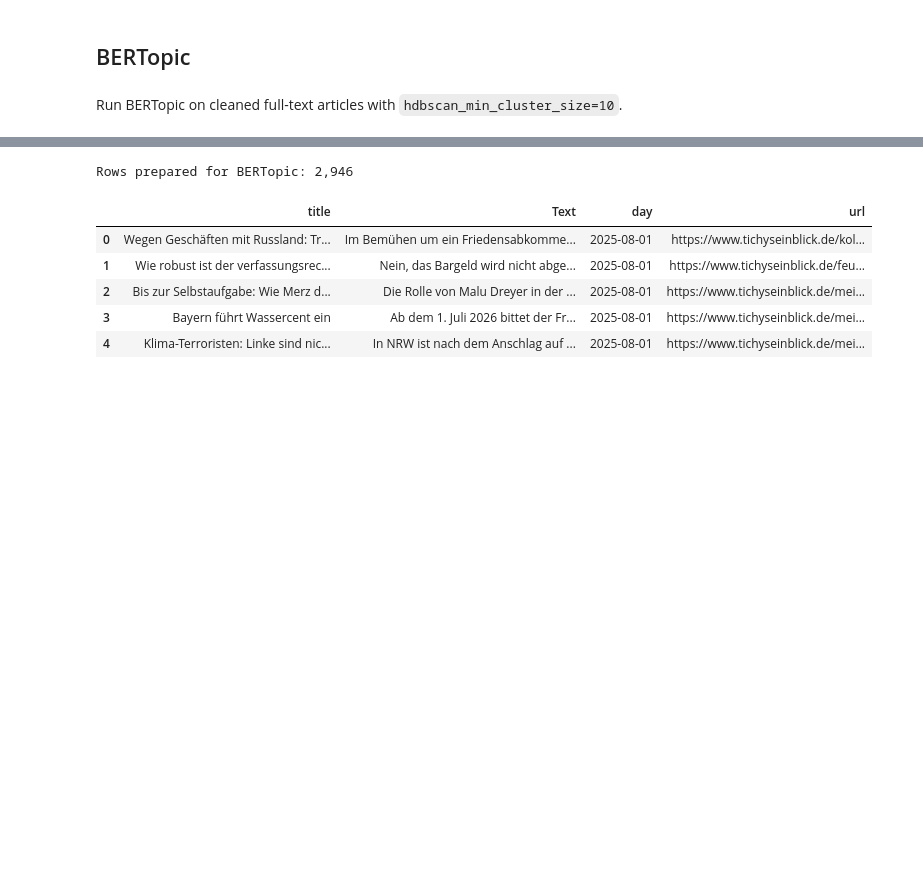
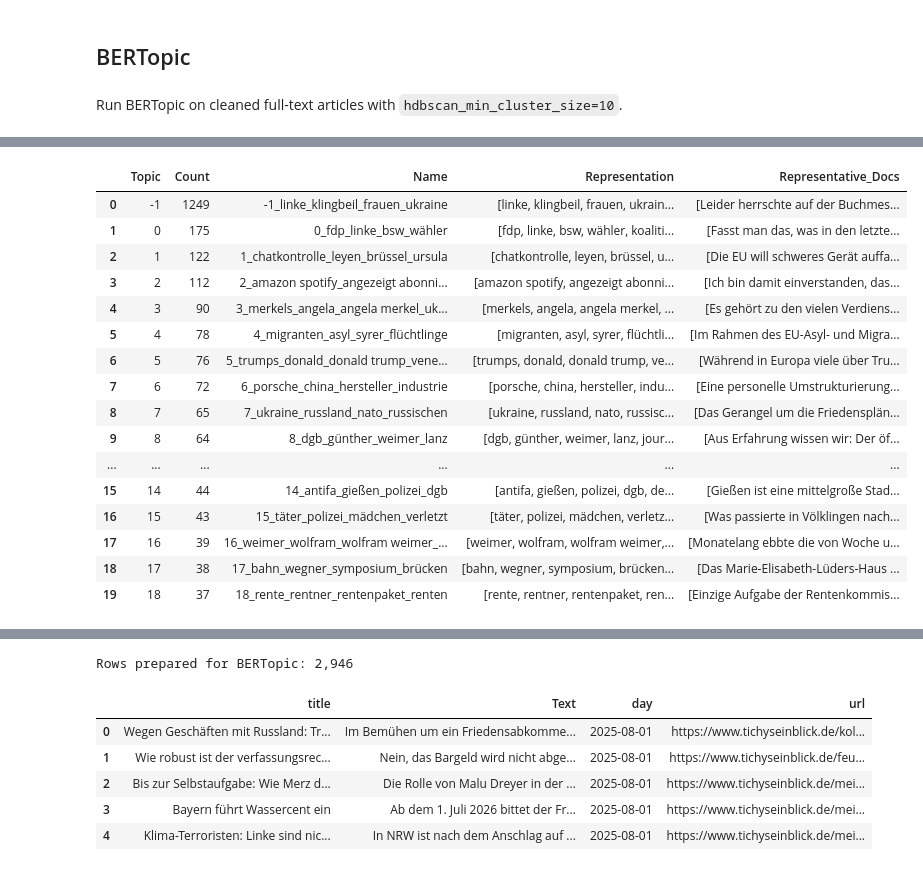
Before and after one commit to mattishaumann/Thesis, a Jupyter notebook: data preprocessing/04_Tichys_Einblick.ipynb, the cells around one changed output, grey strips where cells are left out. Cells and saved outputs as stored; diff of their text form; code cells hidden in the pictures; blank space fills up the shorter version.

```diff
--- a/data preprocessing/04_Tichys_Einblick.ipynb
+++ b/data preprocessing/04_Tichys_Einblick.ipynb
@@ -243,0 +262,12 @@ from BERTopic.bertopic_pipeline import run_bertopic_pipeline
+# %%
+# 1) BERTopic on full article text
+result_full_text = run_bertopic_pipeline(
+    df=df_clean,
+    text_col="Text",
+    config=BERTopicConfig(),
+    id_col="URL",
+    source_name="Tichays_Einblick",
+)
+
+# Keep downstream notebook cells unchanged (they use `result`)
+result_te = result_full_text
@@ -243,0 +291,21 @@ from BERTopic.bertopic_pipeline import run_bertopic_pipeline
+# %%
+topic_info = result_te["topic_info"]
+topic_info.head(20)
+# %% [output]
+|  | Topic | Count | Name | Representation | Representative_Docs |
+| 0 | -1 | 1249 | -1_linke_klingbeil_frauen_ukraine | [linke, klingbeil, frauen, ukrain... | [Leider herrschte auf der Buchmes... |
+| 1 | 0 | 175 | 0_fdp_linke_bsw_wähler | [fdp, linke, bsw, wähler, koaliti... | [Fasst man das, was in den letzte... |
+| 2 | 1 | 122 | 1_chatkontrolle_leyen_brüssel_ursula | [chatkontrolle, leyen, brüssel, u... | [Die EU will schweres Gerät auffa... |
+| 3 | 2 | 112 | 2_amazon spotify_angezeigt abonni... | [amazon spotify, angezeigt abonni... | [Ich bin damit einverstanden, das... |
+| 4 | 3 | 90 | 3_merkels_angela_angela merkel_uk... | [merkels, angela, angela merkel, ... | [Es gehört zu den vielen Verdiens... |
+| 5 | 4 | 78 | 4_migranten_asyl_syrer_flüchtlinge | [migranten, asyl, syrer, flüchtli... | [Im Rahmen des EU-Asyl- und Migra... |
+| 6 | 5 | 76 | 5_trumps_donald_donald trump_vene... | [trumps, donald, donald trump, ve... | [Während in Europa viele über Tru... |
+| 7 | 6 | 72 | 6_porsche_china_hersteller_industrie | [porsche, china, hersteller, indu... | [Eine personelle Umstrukturierung... |
+| 8 | 7 | 65 | 7_ukraine_russland_nato_russischen | [ukraine, russland, nato, russisc... | [Das Gerangel um die Friedensplän... |
+| 9 | 8 | 64 | 8_dgb_günther_weimer_lanz | [dgb, günther, weimer, lanz, jour... | [Aus Erfahrung wissen wir: Der öf... |
+| ... | ... | ... | ... | ... | ... |
+| 15 | 14 | 44 | 14_antifa_gießen_polizei_dgb | [antifa, gießen, polizei, dgb, de... | [Gießen ist eine mittelgroße Stad... |
+| 16 | 15 | 43 | 15_täter_polizei_mädchen_verletzt | [täter, polizei, mädchen, verletz... | [Was passierte in Völklingen nach... |
+| 17 | 16 | 39 | 16_weimer_wolfram_wolfram weimer_... | [weimer, wolfram, wolfram weimer,... | [Monatelang ebbte die von Woche u... |
+| 18 | 17 | 38 | 17_bahn_wegner_symposium_brücken | [bahn, wegner, symposium, brücken... | [Das Marie-Elisabeth-Lüders-Haus ... |
+| 19 | 18 | 37 | 18_rente_rentner_rentenpaket_renten | [rente, rentner, rentenpaket, ren... | [Einzige Aufgabe der Rentenkommis... |
```
Also changed, not shown: parts of 9 cells of this notebook, 28 other files.
